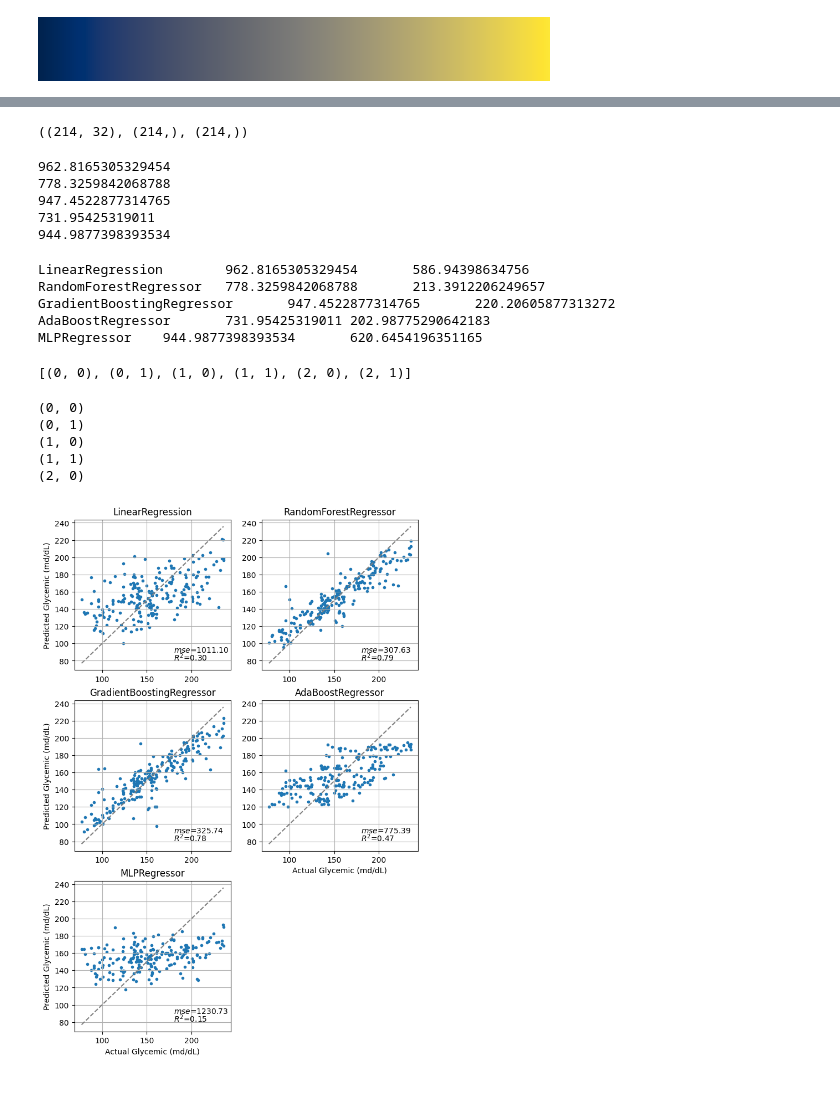
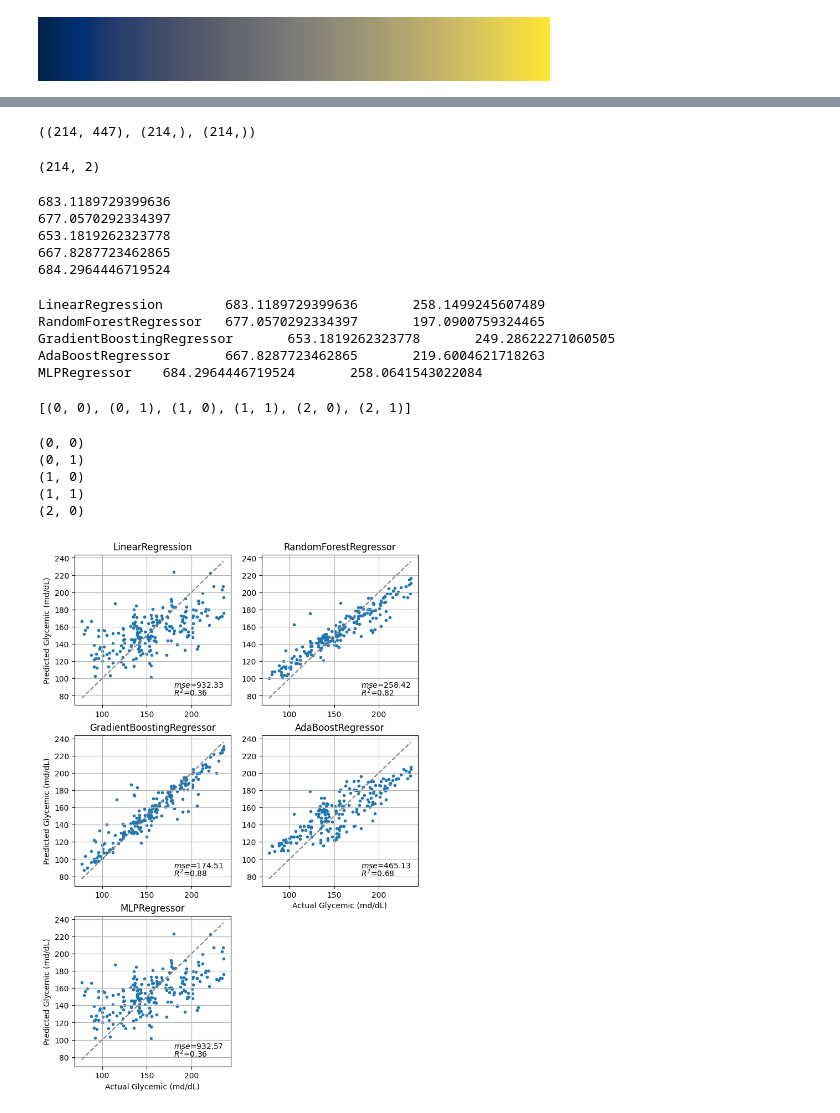
Before and after one commit to fizzyf0xy/Raman, a Jupyter notebook: python/20240327_pilot/ayalysis.ipynb, the cells around one changed output, grey strips where cells are left out. Saved outputs shown, nothing was run; the diff lists cells and outputs as text; code cells hidden in the pictures.

```diff
--- a/python/20240327_pilot/ayalysis.ipynb
+++ b/python/20240327_pilot/ayalysis.ipynb
@@ -305,17 +306,17 @@ for subj_id, data in zip(subj_ids, datas):
     feature = np.vstack(data.feature.values)
     n, _ = feature.shape
     # y_911 = feature[:, (x > 905) & (x < 915)].mean(axis=1).reshape(n,-1)
-    y_911 = feature[:, (x > 905) & (x < 915)]
+    # # y_911 = feature[:, (x > 905) & (x < 915)]
     # y_1060 = feature[:, (x > 1050) & (x < 1070)].mean(axis=1).reshape(n,-1)
-    y_1060 = feature[:, (x > 1050) & (x < 1070)]
+    # # y_1060 = feature[:, (x > 1050) & (x < 1070)]
     # protien = feature[:, (x > 1440) & (x < 1460)].mean(axis=1).reshape(n,-1)
-    protien = feature[:, (x > 1440) & (x < 1460)]
+    # # protien = feature[:, (x > 1440) & (x < 1460)]
     # sugar = feature[:, (x > 1120) & (x < 1130)].mean(axis=1).reshape(n,-1)
-    sugar = feature[:, (x > 1120) & (x < 1130)]
-    ratio = (sugar.mean(axis=1) / protien.mean(axis=1)).reshape(n,-1)
-    temp = np.hstack([sugar, protien, y_911, y_1060, ratio])
+    # # sugar = feature[:, (x > 1120) & (x < 1130)]
+    # # ratio = (sugar.mean(axis=1) / protien.mean(axis=1)).reshape(n,-1)
+    # temp = np.hstack([sugar/protien, y_911/protien, y_1060/protien])
     # print(temp.shape)
-    X.append(temp)
+    X.append(feature)
     y.append(data.glucose.values)
     if(subj_id in ['s1','s2','s3','s4','s5']):
         groups.append([1] * n)
@@ -326,17 +327,25 @@ y = np.hstack(y)
 groups = np.hstack(groups)
 X.shape, y.shape, groups.shape
 # %% [output]
-((214, 32), (214,), (214,))
+((214, 447), (214,), (214,))
+# %%
+pca = PCA(n_components=2)
+pca.fit_transform(X).shape
+# %% [output]
+(214, 2)
 # %%
 def train(modelcls):
     split = RepeatedKFold(n_splits=5, n_repeats=4, random_state=24)
     best_model = None
+    best_pca = None
     best_error = np.infty
     count = 0
     errors = []
     for train, test in split.split(X):
         X_train, y_train = X[train], y[train]
         X_test, y_test = X[test], y[test]
+        pca = PCA(n_components=20)
+        X_train = pca.fit_transform(X_train)
         # Train
         model = None
         if(modelcls == 'mlp'):
@@ -349,14 +358,16 @@ def train(modelcls):
             model = modelcls()
         model = model.fit(X_train,y_train.reshape(-1))
         # Test
+        X_test = pca.transform(X_test)
         y_hat = model.predict(X_test)
         error = mean_squared_error(y_pred=y_hat,y_true=y_test)
         errors.append(error)
         if(best_error > error):
             best_model = model
             best_error = error
+            best_pca = pca
         count = count + 1
-    return best_model, best_error, np.std(errors)
+    return best_model, best_pca, best_error, np.std(errors)
 # %%
 models = [LinearRegression,
             RandomForestRegressor,
@@ -364,30 +375,32 @@ models = [LinearRegression,
             AdaBoostRegressor,
             'mlp']
 best_models = []
+best_pcas = []
 best_errors = []
 stds = []
 for model in models:
-    best_model, best_error, std = train(model)
+    best_model, best_pca, best_error, std = train(model)
     print(best_error)
     best_models.append(best_model)
+    best_pcas.append(best_pca)
     best_errors.append(best_error)
     stds.append(std)
 # %% [output]
-962.8165305329454
-778.3259842068788
-947.4522877314765
-731.95425319011
-944.9877398393534
+683.1189729399636
+677.0570292334397
+653.1819262323778
+667.8287723462865
+684.2964446719524
 # %%
 model_names = ['LinearRegression','RandomForestRegressor','GradientBoostingRegressor',"AdaBoostRegressor",'MLPRegressor']
 for model_name, best_error, best_model, std in zip(model_names, best_errors, best_models, stds):
     print(model_name, best_error, std, sep='\t')
 # %% [output]
-LinearRegression        962.8165305329454       586.94398634756
-RandomForestRegressor   778.3259842068788       213.3912206249657
-GradientBoostingRegressor       947.4522877314765       220.20605877313272
-AdaBoostRegressor       731.95425319011 202.98775290642183
-MLPRegressor    944.9877398393534       620.6454196351165
+LinearRegression        683.1189729399636       258.1499245607489
+RandomForestRegressor   677.0570292334397       197.0900759324465
+GradientBoostingRegressor       653.1819262323778       249.28622271060505
+AdaBoostRegressor       667.8287723462865       219.6004621718263
+MLPRegressor    684.2964446719524       258.0641543022084
 # %%
 from itertools import product
 list(product([0,1,2],[0,1]))
@@ -395,36 +408,41 @@ list(product([0,1,2],[0,1]))
 [(0, 0), (0, 1), (1, 0), (1, 1), (2, 0), (2, 1)]
 # %%
 fig,ax = plt.subplots(figsize=(8,12), ncols=2, nrows=3)
-for idx, (model_name, model, coord) in enumerate(zip(model_names, best_models, product([0,1,2],[0,1]))):
+for idx, (model_name, model, pca, coord) in enumerate(zip(model_names, best_models, best_pcas, product([0,1,2],[0,1]))):
     print(coord)
-    y_hat = model.predict(X)
+    # y_hat = model.predict(X)
+    y_hat = model.predict(pca.transform(X))
     # y_scale = scaler.transform(y.reshape(-1,1))
     # print(X.shape, y_hat.shape, y_scale.shape)
     mse = np.round(mean_squared_error(y_pred=y_hat,y_true=y),2)
     r2 = np.round(r2_score(y_pred=y_hat,y_true=y),2)
     ax[coord[0]][coord[1]].scatter(x=y, y=y_hat, marker='.')
     # ax.scatter(x=y[groups == 1], y=y_hat[groups == 1], color='blue', label='old tube')
     # ax.scatter(x=y[groups == 2], y=y_hat[groups == 2], color='red', label='new tube')
 
 
     min_xy = min(min(y), min(y_hat))
     max_xy = max(max(y), max(y_hat))
     ax[coord[0]][coord[1]].plot([min_xy, max_xy], [min_xy, max_xy], linestyle='--', color='grey')
+    # if(model_name == 'LinearRegression'):
+    #     ax[coord[0]][coord[1]].text(180,0,s=f'$R^2$={r2:.2f}')
+    #     ax[coord[0]][coord[1]].text(180,20,s=f'$mse$={mse:.2f}')
+    # else:
     ax[coord[0]][coord[1]].text(180,80,s=f'$R^2$={r2:.2f}')
     ax[coord[0]][coord[1]].text(180,90,s=f'$mse$={mse:.2f}')
     if(coord[0] == 2 or (coord[1] == 1 and coord[0] == 1)):
         ax[coord[0]][coord[1]].set_xlabel('Actual Glycemic (md/dL)')
     if(coord[1] == 0):
         ax[coord[0]][coord[1]].set_ylabel('Predicted Glycemic (md/dL)')
     ax[coord[0]][coord[1]].set_title(model_name)
     # ax.legend()
     ax[coord[0]][coord[1]].grid()
 fig.delaxes(ax[2][1])
 plt.show()
 # %% [output]
 (0, 0)
 (0, 1)
 (1, 0)
 (1, 1)
 (2, 0)
-[figure, old version]
+[figure, new version]
```
Also changed, not shown: parts of 2 cells of this notebook, 23 other files.
